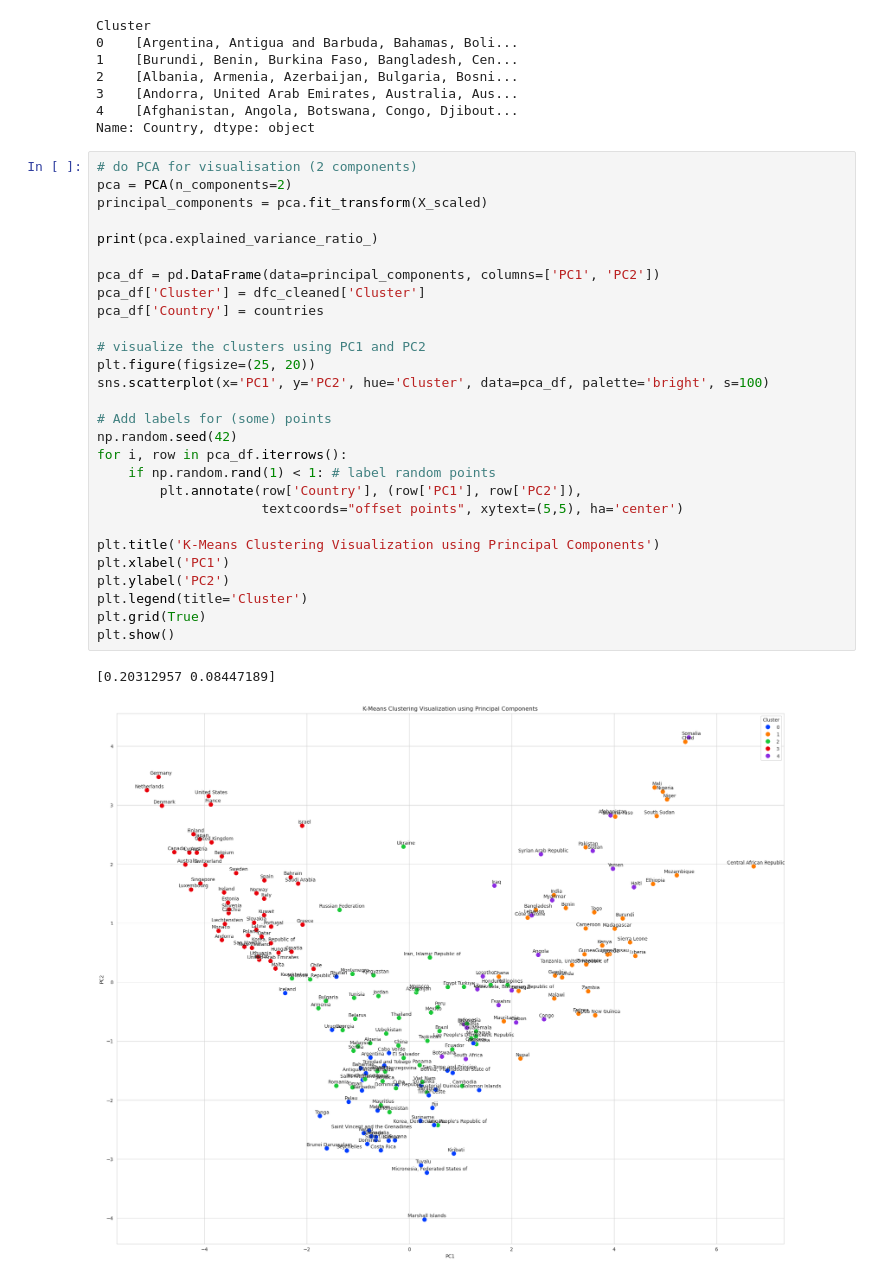
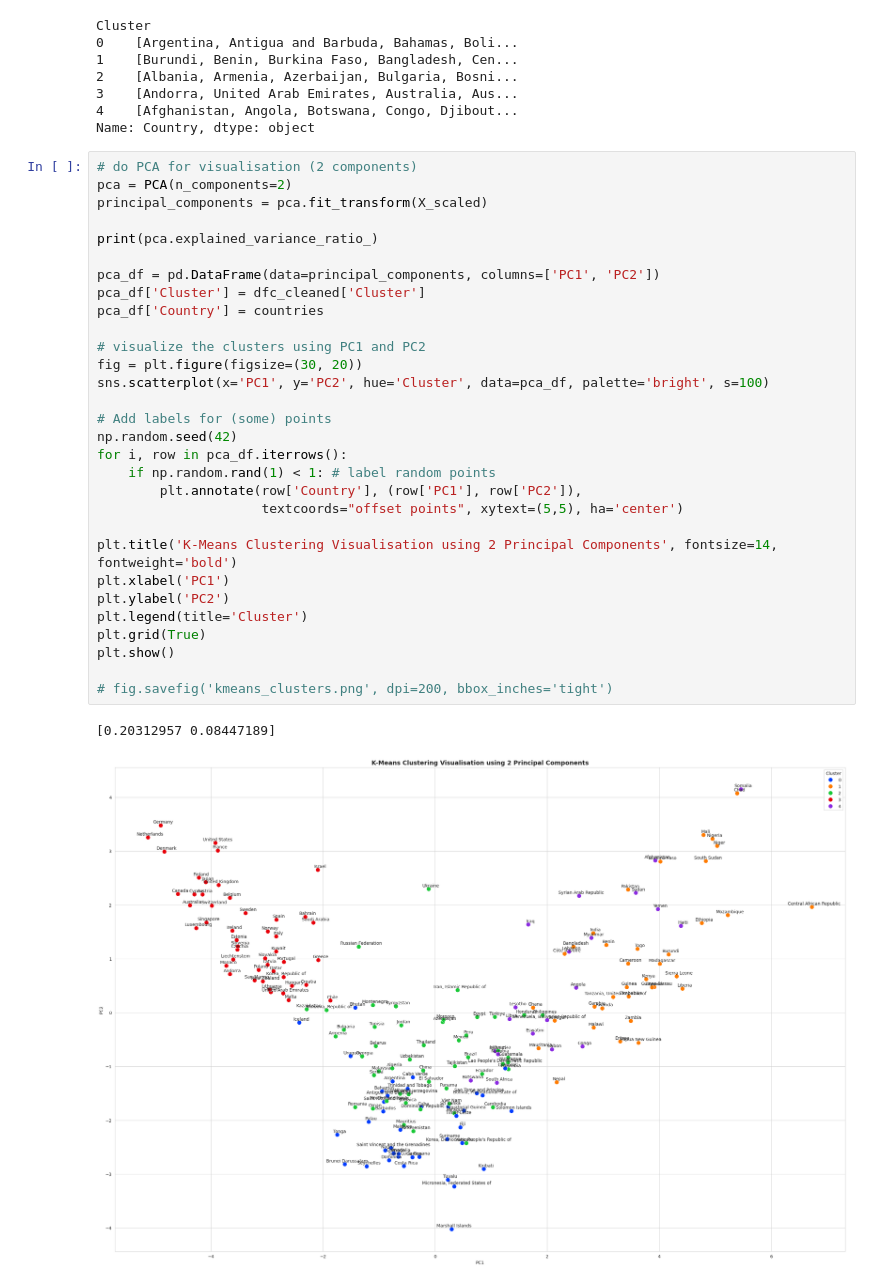
Before and after one commit to arth3mis/global-societal-endangerment-index, a Jupyter notebook: 4.1_multivariate_analysis.ipynb, the cells around one changed output. Drawn from its saved outputs; the diff is of its cells as text.

Commit message:
Add plot figure exports

```diff
--- a/4.1_multivariate_analysis.ipynb
+++ b/4.1_multivariate_analysis.ipynb
@@ -377,31 +382,33 @@ Name: Country, dtype: object
 # %%
 # do PCA for visualisation (2 components)
 pca = PCA(n_components=2)
 principal_components = pca.fit_transform(X_scaled)
 
 print(pca.explained_variance_ratio_)
 
 pca_df = pd.DataFrame(data=principal_components, columns=['PC1', 'PC2'])
 pca_df['Cluster'] = dfc_cleaned['Cluster']
 pca_df['Country'] = countries
 
 # visualize the clusters using PC1 and PC2
-plt.figure(figsize=(25, 20))
+fig = plt.figure(figsize=(30, 20))
 sns.scatterplot(x='PC1', y='PC2', hue='Cluster', data=pca_df, palette='bright', s=100)
 
 # Add labels for (some) points
 np.random.seed(42)
 for i, row in pca_df.iterrows():
     if np.random.rand(1) < 1: # label random points
         plt.annotate(row['Country'], (row['PC1'], row['PC2']),
                      textcoords="offset points", xytext=(5,5), ha='center')
 
-plt.title('K-Means Clustering Visualization using Principal Components')
+plt.title('K-Means Clustering Visualisation using 2 Principal Components', fontsize=14, fontweight='bold')
 plt.xlabel('PC1')
 plt.ylabel('PC2')
 plt.legend(title='Cluster')
 plt.grid(True)
 plt.show()
+
+# fig.savefig('kmeans_clusters.png', dpi=200, bbox_inches='tight')
 # %% [output]
 [0.20312957 0.08447189]
-[figure, old version]
+[figure, new version]
```
Also changed, not shown: parts of 8 cells of this notebook, 5 other files.
